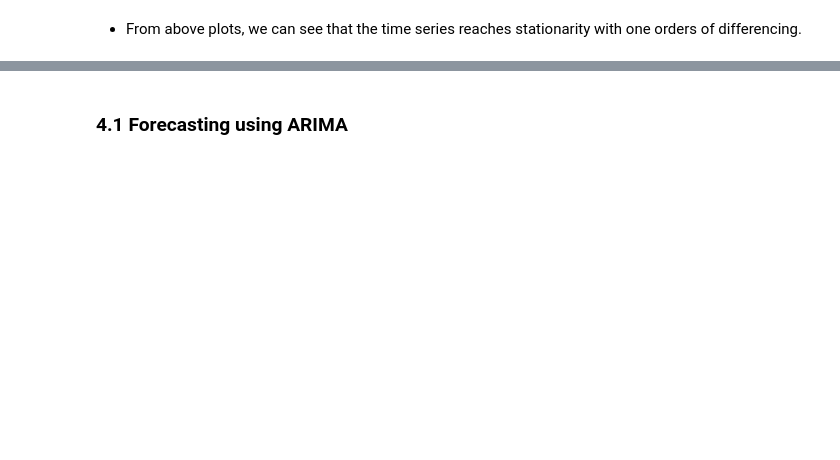
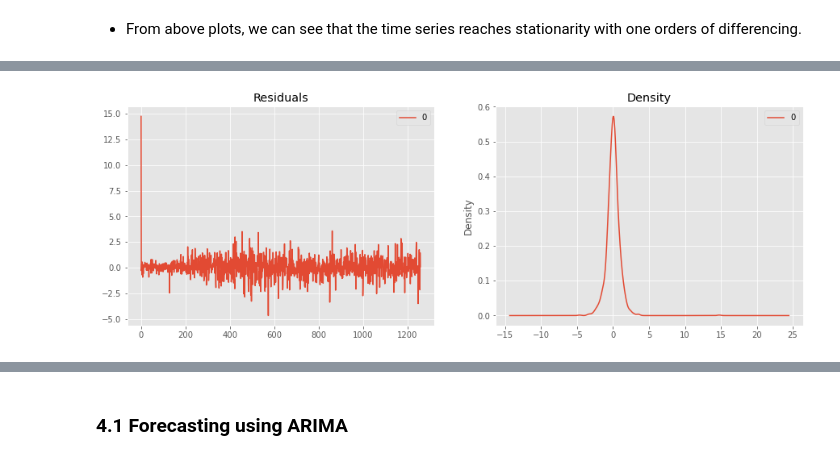
Before and after one commit to wangyeye66/5221-Final-Project, a Jupyter notebook: Code_5221.ipynb, the cells around one changed output, grey strips where cells are left out. Saved outputs shown, nothing was run; the diff lists cells and outputs as text; code cells hidden in the pictures; blank space fills up the shorter version.

```diff
--- a/Code_5221.ipynb
+++ b/Code_5221.ipynb
@@ -177,0 +275,4 @@ pd.DataFrame(result)
+# %%
+model3 = ARIMA(ALL_1.close, order = (2,1,3))
+model_fit3 = model3.fit()
+print(model_fit3.summary())
@@ -177,0 +297,9 @@ pd.DataFrame(result)
+# %%
+residuals = pd.DataFrame(model_fit3.resid)
+# %%
+fig, ax = plt.subplots(1,2,figsize=(15, 5))
+residuals.plot(title="Residuals", ax=ax[0])
+residuals.plot(kind='kde', title='Density', ax=ax[1])
+plt.show()
+# %% [output]
+[figure, added]
```
Also changed, not shown: parts of 56 cells of this notebook.
